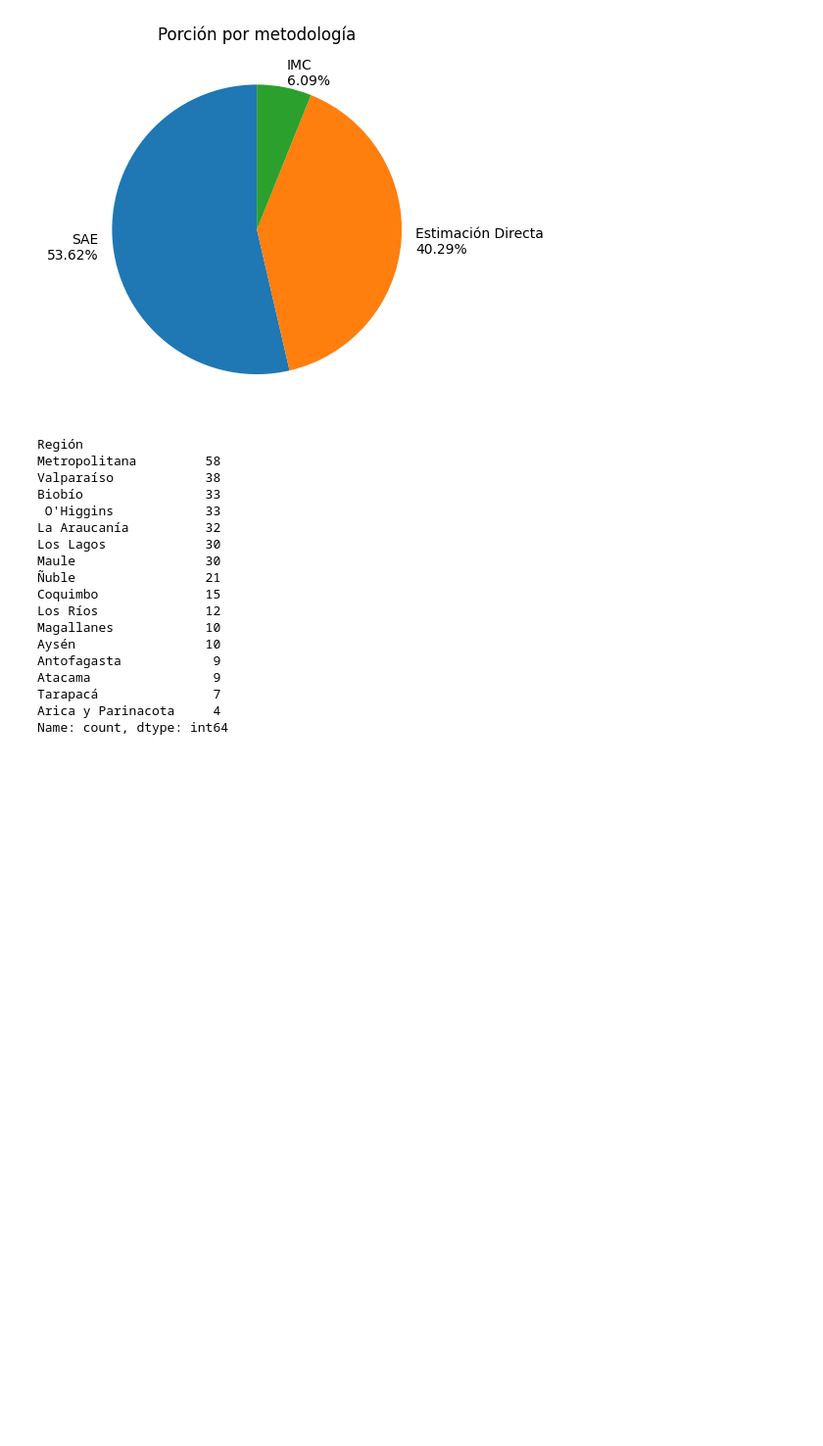
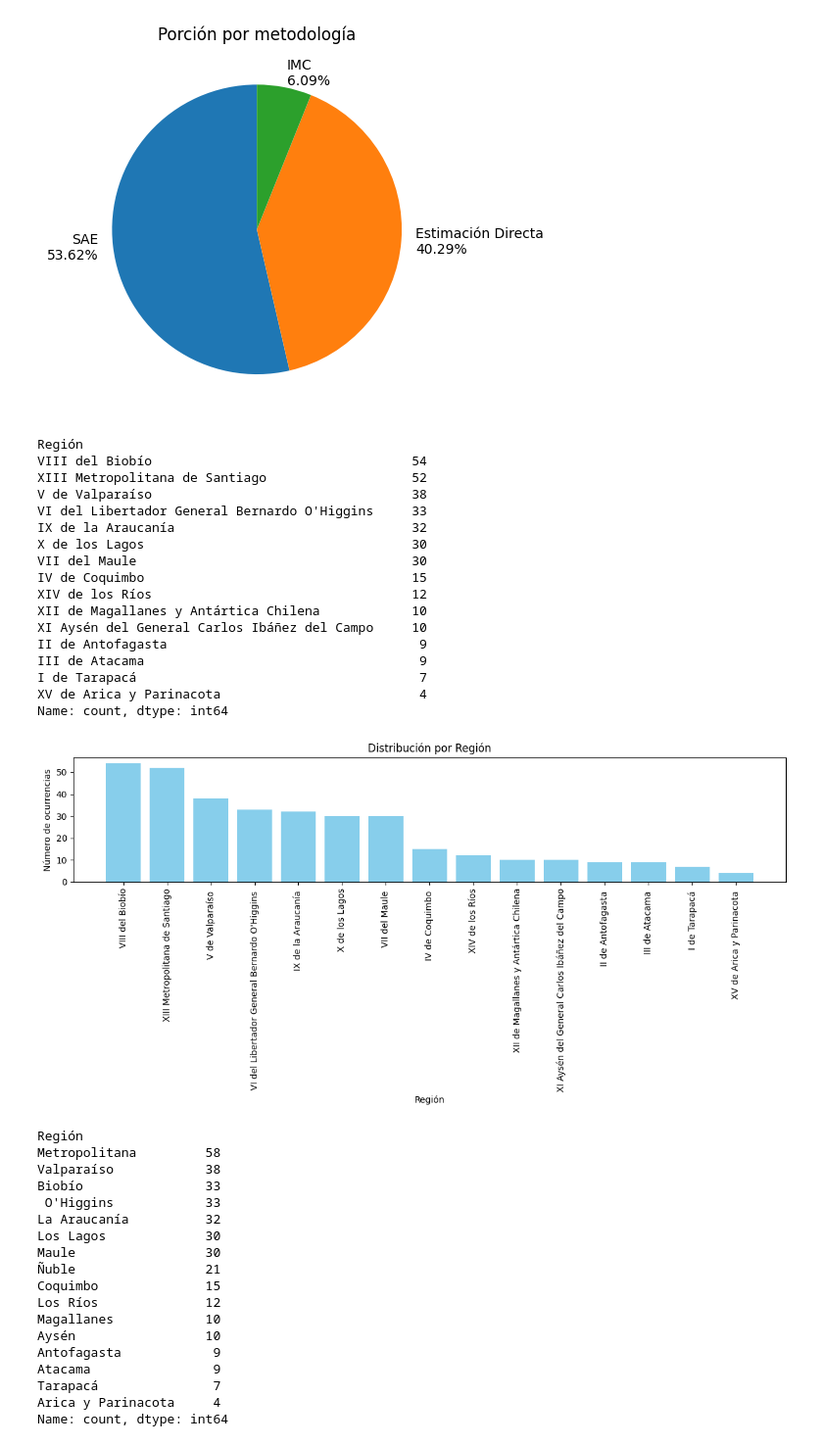
Before and after one commit to masolopa/MINERIADEDATOS, a Jupyter notebook: EV1.ipynb, the cells around one changed output. Shown at 98% size. Drawn from its saved outputs; the diff is of its cells as text; code cells hidden in the pictures; blank space fills up the shorter version.

```diff
--- a/EV1.ipynb
+++ b/EV1.ipynb
@@ -532,3 +496,14 @@ Límite superior                                                         0
 Presencia de la comuna en la muestra Casen                              0
 Tipo de estimación SAE (***)                                            0
 dtype: int64
+# %%
+# Las columnas numéricas ya se llenaron con la media en una celda anterior (40829e7c).
+# Estos pasos son redundantes y pueden causar corrupción en el DataFrame.
+# media = df['Número de personas en situación de pobreza por ingresos'].mean()
+# moda = df['Número de personas en situación de pobreza por ingresos'].mode()
+# df['Número de personas en situación de pobreza por ingresos'] = df['Número de personas en situación de pobreza por ingresos'].fillna(moda)
+# Para todas las columnas numéricas
+columnas_numericas = cnum_df
+for columna in columnas_numericas:
+    # Se aseguran que no queden nulos, aunque ya deberían haber sido tratados
+    df[columna] = df[columna].fillna(df[columna].mean())
@@ -544,6 +538,38 @@ plt.title('Porción por metodología')
 plt.show()
 # %% [output]
 [figure]
+# %%
+#Se grafica cuantas personas hay por región dentro del df
+region_count = df['Región'].value_counts()
+print(region_count)
+# Creando el gráfico de barras
+plt.figure(figsize=(12, 6))
+plt.bar(region_count.index, region_count.values, color='skyblue')
+plt.xlabel('Región')
+plt.ylabel('Número de ocurrencias')
+plt.title('Distribución por Región')
+plt.xticks(rotation=90)
+plt.tight_layout()
+plt.show()
+# %% [output]
+Región
+VIII del Biobío                                  54
+XIII Metropolitana de Santiago                   52
+V de Valparaíso                                  38
+VI del Libertador General Bernardo O'Higgins     33
+IX de la Araucanía                               32
+X de los Lagos                                   30
+VII del Maule                                    30
+IV de Coquimbo                                   15
+XIV de los Ríos                                  12
+XII de Magallanes y Antártica Chilena            10
+XI Aysén del General Carlos Ibáñez del Campo     10
+II de Antofagasta                                 9
+III de Atacama                                    9
+I de Tarapacá                                     7
+XV de Arica y Parinacota                          4
+Name: count, dtype: int64
+[figure, added]
 # %%
 #Se grafica cuantas personas hay por región dentro del df2
 region_count = df2['Región'].value_counts()
```
Also changed, not shown: parts of 17 cells of this notebook.
